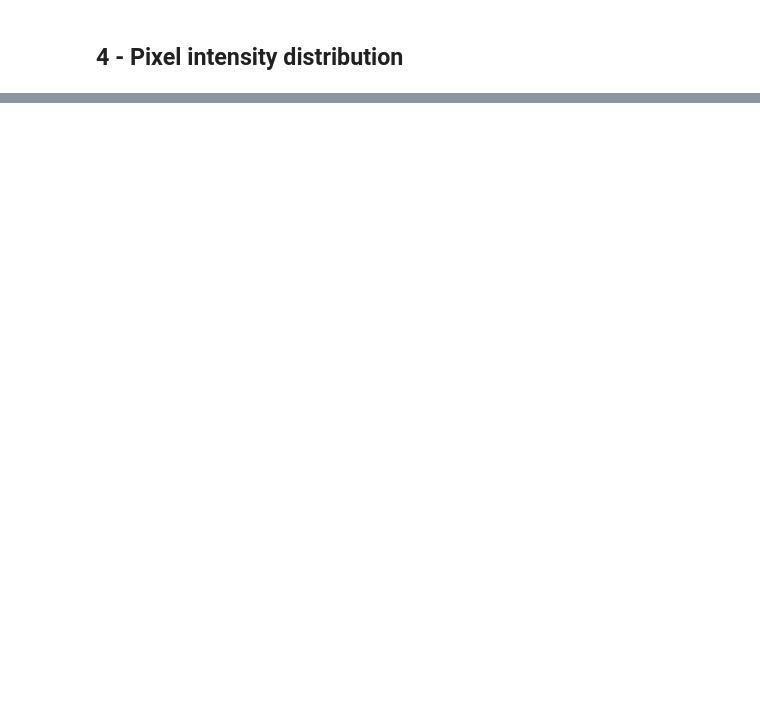
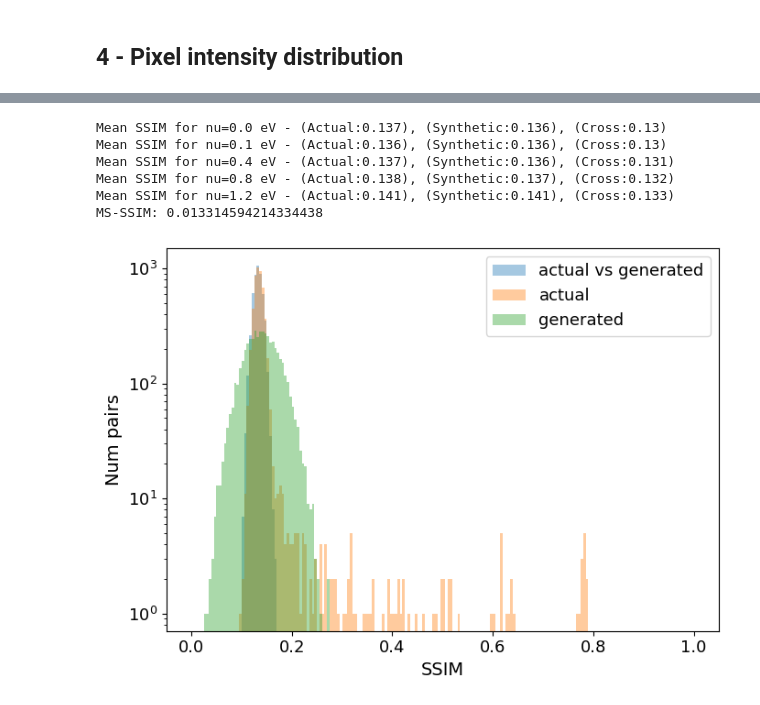
Before and after one commit to Prateeek73/nuGAN-webapplet, a Jupyter notebook: infer.ipynb, the cells around one changed output, grey strips where cells are left out. Drawn from its saved outputs; the diff is of its cells as text; code cells hidden in the pictures; blank space fills up the shorter version.

```diff
--- a/infer.ipynb
+++ b/infer.ipynb
@@ -506,0 +482,53 @@ plt.show()
+# %%
+rseed = 97
+random.seed(rseed)
+np.random.seed(rseed)
+NN = 5000
+digs = 3
+
+def ssim(X, Y, ncomp=1000):
+    ssim_vals = []
+    for _ in range(ncomp):
+        i, j = np.random.randint(0, len(X)), np.random.randint(0, len(Y))
+        if X is Y:
+            while i==j:
+                j = np.random.randint(0, len(Y))
+        ssim_vals.append(structural_similarity(X[i], Y[j], data_range=2)) #Y[j].max() - Y[j].min()))
+        #ssim_vals.append(structural_similarity(synths[i], actuals[j], data_range=2))
+    return np.array(ssim_vals)
+
+def get_res(ssim_a, ssim_b):
+    return 2.0*(np.mean(ssim_a) - np.mean(ssim_b)) / (np.std(ssim_a)+np.std(ssim_b))
+
+for nu in nu_info.keys():
+    ssims_cross = ssim(synthetic_maps[nu], actual_maps[nu], ncomp=NN)
+    ssims_synths = ssim(synthetic_maps[nu], synthetic_maps[nu], ncomp=NN)
+    ssims_actuals = ssim(actual_maps[nu], actual_maps[nu], ncomp=NN)
+    print(f"Mean SSIM for nu={nu} eV - (Actual:{round(np.mean(ssims_actuals),digs)}), (Synthetic:{round(np.mean(ssims_synths),digs)}), (Cross:{round(np.mean(ssims_cross),digs)})")
+
+print("MS-SSIM:", get_res(ssims_synths, ssims_actuals))
+# %% [output]
+Mean SSIM for nu=0.0 eV - (Actual:0.137), (Synthetic:0.136), (Cross:0.13)
+Mean SSIM for nu=0.1 eV - (Actual:0.136), (Synthetic:0.136), (Cross:0.13)
+Mean SSIM for nu=0.4 eV - (Actual:0.137), (Synthetic:0.136), (Cross:0.131)
+Mean SSIM for nu=0.8 eV - (Actual:0.138), (Synthetic:0.137), (Cross:0.132)
+Mean SSIM for nu=1.2 eV - (Actual:0.141), (Synthetic:0.141), (Cross:0.133)
+MS-SSIM: 0.013314594214334438
+# %%
+plt.figure(figsize=(7,5))
+plt.hist(ssims_cross, range=(0,1), lw=2, label='actual vs generated', bins=200, alpha=0.4)
+plt.hist(ssims_actuals, range=(0,1), lw=2, label='actual', bins=200, alpha=0.4)
+plt.hist(ssims_synths, range=(0,1), lw=2, label='generated', bins=200, alpha=0.4)
+
+plt.xlabel("SSIM", fontsize=14)
+plt.ylabel("Num pairs", fontsize=14)
+plt.xticks(size=13)
+plt.yticks(size=13)
+plt.yscale('log')
+plt.legend(fontsize=13)
+plt.grid(alpha=0.0)
+plt.tight_layout()
+fig.savefig("./results/SSIM_DISTRIBUTION.png", dpi=100)
+plt.show()
+# %% [output]
+[figure, added]
```
Also changed, not shown: parts of 15 cells of this notebook, 11 other files.
